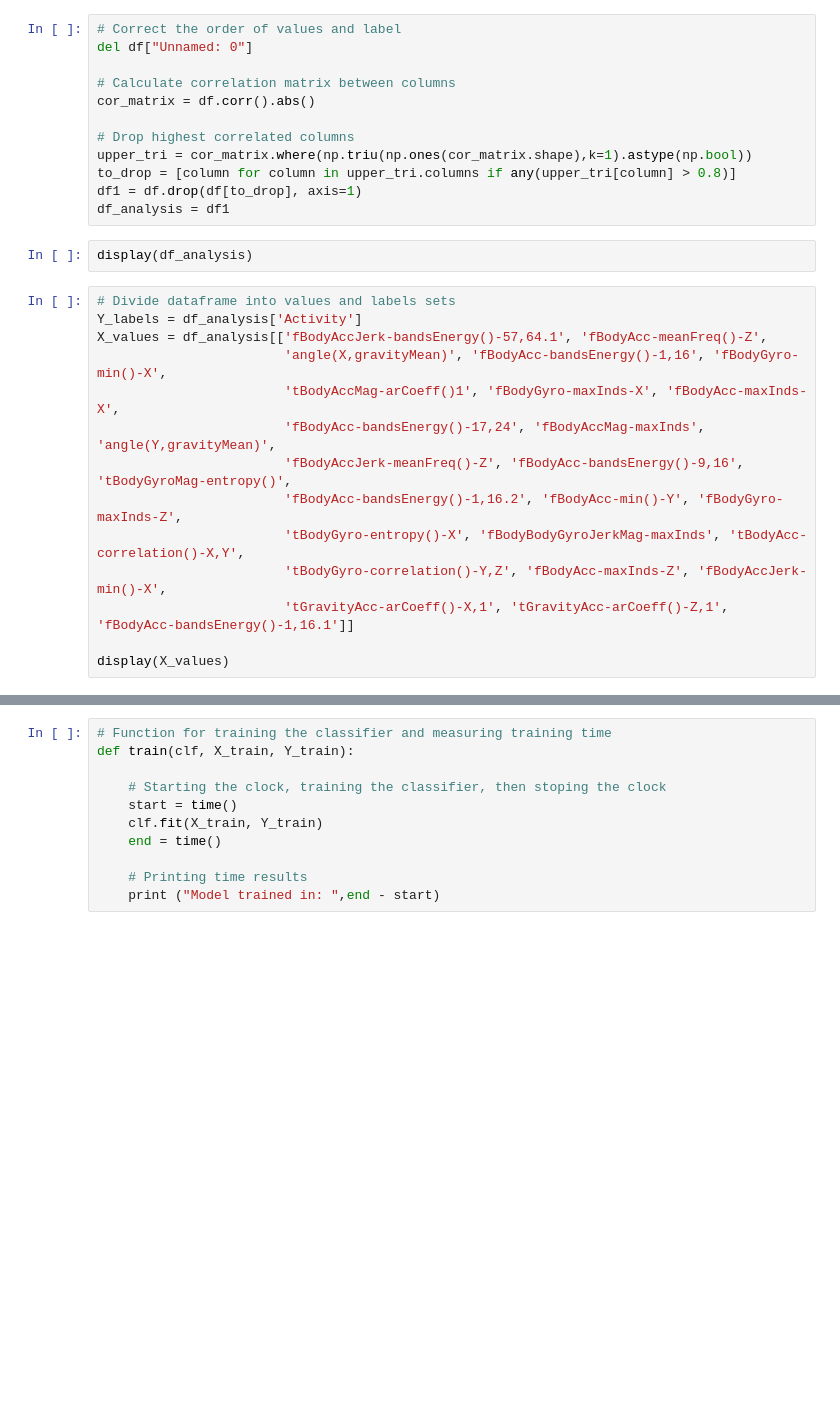
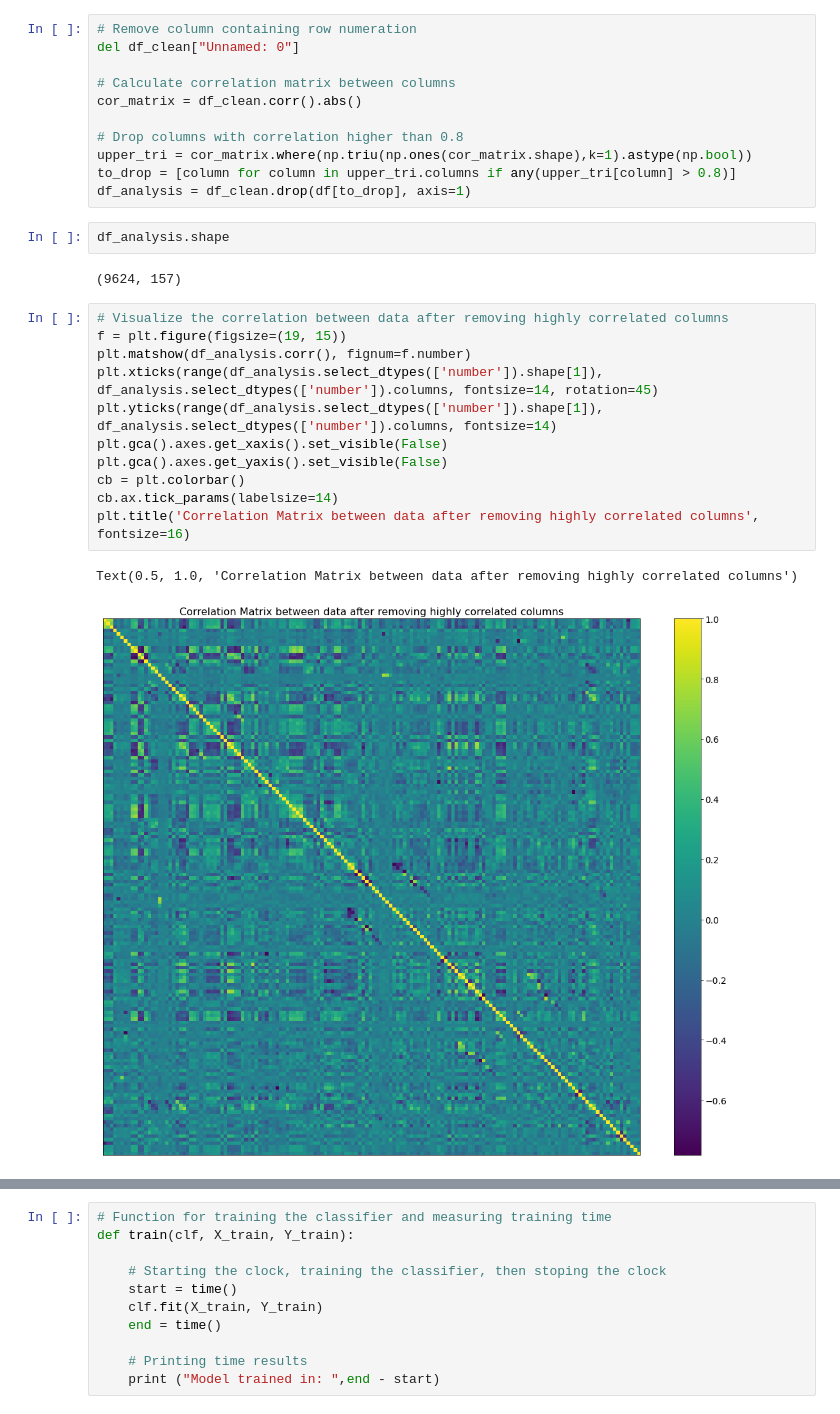
Before and after one commit to blejson/Hackathon, a Jupyter notebook: Documentation.ipynb, the cells around one changed output, grey strips where cells are left out. Drawn from its saved outputs; the diff is of its cells as text; blank space fills up the shorter version.

```diff
--- a/Documentation.ipynb
+++ b/Documentation.ipynb
@@ -18,28 +97,29 @@ display(df)
 # %%
-# Correct the order of values and label
-del df["Unnamed: 0"]
+# Remove column containing row numeration
+del df_clean["Unnamed: 0"]
 
 # Calculate correlation matrix between columns
-cor_matrix = df.corr().abs()
+cor_matrix = df_clean.corr().abs()
 
-# Drop highest correlated columns
+# Drop columns with correlation higher than 0.8
 upper_tri = cor_matrix.where(np.triu(np.ones(cor_matrix.shape),k=1).astype(np.bool))
 to_drop = [column for column in upper_tri.columns if any(upper_tri[column] > 0.8)]
-df1 = df.drop(df[to_drop], axis=1)
-df_analysis = df1
+df_analysis = df_clean.drop(df[to_drop], axis=1)
-# %%
-display(df_analysis)
-# %%
-# Divide dataframe into values and labels sets
-Y_labels = df_analysis['Activity']
-X_values = df_analysis[['fBodyAccJerk-bandsEnergy()-57,64.1', 'fBodyAcc-meanFreq()-Z',
-                        'angle(X,gravityMean)', 'fBodyAcc-bandsEnergy()-1,16', 'fBodyGyro-min()-X',
-                        'tBodyAccMag-arCoeff()1', 'fBodyGyro-maxInds-X', 'fBodyAcc-maxInds-X',
-                        'fBodyAcc-bandsEnergy()-17,24', 'fBodyAccMag-maxInds', 'angle(Y,gravityMean)',
-                        'fBodyAccJerk-meanFreq()-Z', 'fBodyAcc-bandsEnergy()-9,16', 'tBodyGyroMag-entropy()',
-                        'fBodyAcc-bandsEnergy()-1,16.2', 'fBodyAcc-min()-Y', 'fBodyGyro-maxInds-Z',
-                        'tBodyGyro-entropy()-X', 'fBodyBodyGyroJerkMag-maxInds', 'tBodyAcc-correlation()-X,Y',
-                        'tBodyGyro-correlation()-Y,Z', 'fBodyAcc-maxInds-Z', 'fBodyAccJerk-min()-X',
-                        'tGravityAcc-arCoeff()-X,1', 'tGravityAcc-arCoeff()-Z,1', 'fBodyAcc-bandsEnergy()-1,16.1']]
-
-display(X_values)
+# %%
+df_analysis.shape
+# %% [output]
+(9624, 157)
+# %%
+# Visualize the correlation between data after removing highly correlated columns
+f = plt.figure(figsize=(19, 15))
+plt.matshow(df_analysis.corr(), fignum=f.number)
+plt.xticks(range(df_analysis.select_dtypes(['number']).shape[1]), df_analysis.select_dtypes(['number']).columns, fontsize=14, rotation=45)
+plt.yticks(range(df_analysis.select_dtypes(['number']).shape[1]), df_analysis.select_dtypes(['number']).columns, fontsize=14)
+plt.gca().axes.get_xaxis().set_visible(False)
+plt.gca().axes.get_yaxis().set_visible(False)
+cb = plt.colorbar()
+cb.ax.tick_params(labelsize=14)
+plt.title('Correlation Matrix between data after removing highly correlated columns', fontsize=16)
+# %% [output]
+Text(0.5, 1.0, 'Correlation Matrix between data after removing highly correlated columns')
+[figure, added]
```
Also changed, not shown: parts of 41 cells of this notebook.
